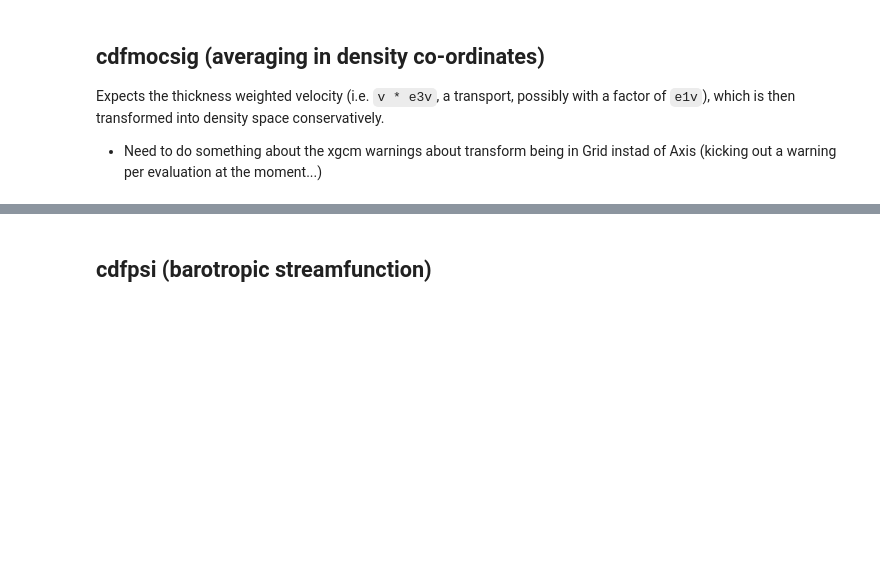
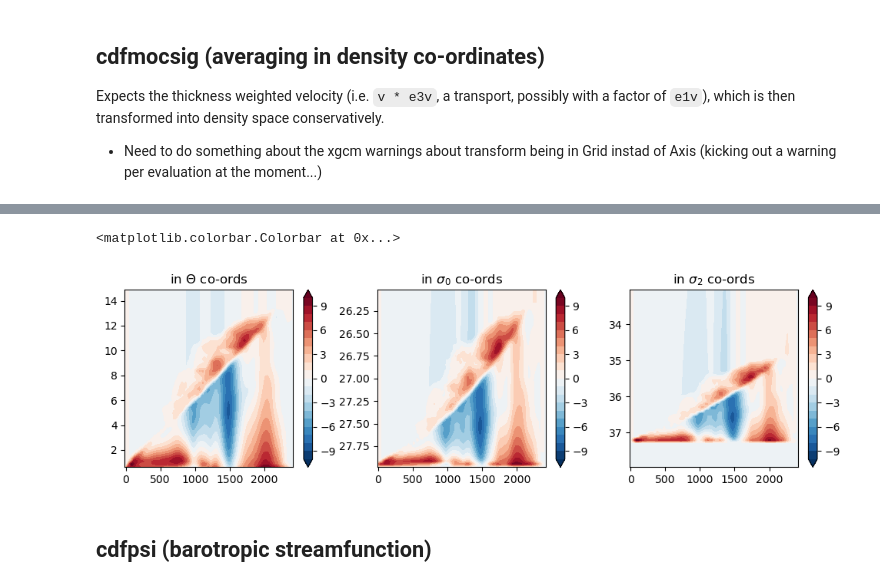
Before and after one commit to julianmak/pyCDFTOOLS, a Jupyter notebook: brainfart_logs/xnemogcm_testing_UNAGI.ipynb, the cells around one changed output, grey strips where cells are left out. Saved outputs shown, nothing was run; the diff lists cells and outputs as text; code cells hidden in the pictures; blank space fills up the shorter version.

```diff
--- a/brainfart_logs/xnemogcm_testing_UNAGI.ipynb
+++ b/brainfart_logs/xnemogcm_testing_UNAGI.ipynb
@@ -320,3 +360,27 @@ plt.colorbar(cs)
+# %%
+fig = plt.figure(figsize=(12, 3))
+ax = plt.subplot(1, 3, 1)
+cs = ax.contourf(sigma_moc.gphiv, sigma_moc.sigma, sigma_moc,
+                 levels=np.linspace(-10, 10, 21), cmap="RdBu_r", extend="both")
+ax.set_title(r"in $\Theta$ co-ords")
+plt.colorbar(cs)
+
+ax = plt.subplot(1, 3, 2)
+cs = ax.contourf(sig0_moc.gphiv, sig0_moc.sigma, sig0_moc,
+                 levels=np.linspace(-10, 10, 21), cmap="RdBu_r", extend="both")
+ax.set_title(r"in $\sigma_0$ co-ords")
+ax.invert_yaxis()
+plt.colorbar(cs)
+
+ax = plt.subplot(1, 3, 3)
+cs = ax.contourf(sig2_moc.gphiv, sig2_moc.sigma, sig2_moc,
+                 levels=np.linspace(-10, 10, 21), cmap="RdBu_r", extend="both")
+ax.set_title(r"in $\sigma_2$ co-ords")
+ax.invert_yaxis()
+plt.colorbar(cs)
+# %% [output]
+<matplotlib.colorbar.Colorbar at 0x...>
+[figure, added]
 # %% [markdown]
 ## cdfpsi (barotropic streamfunction)
 # %%
```
Also changed, not shown: parts of 23 cells of this notebook, 1 other file.
